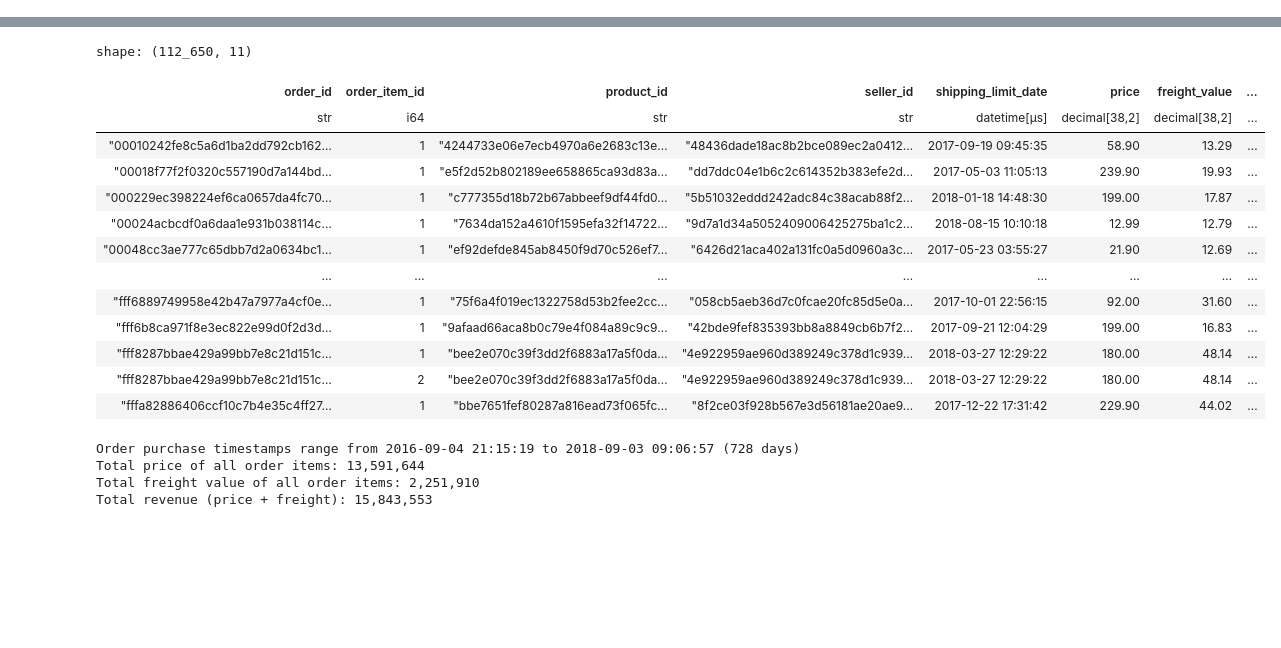
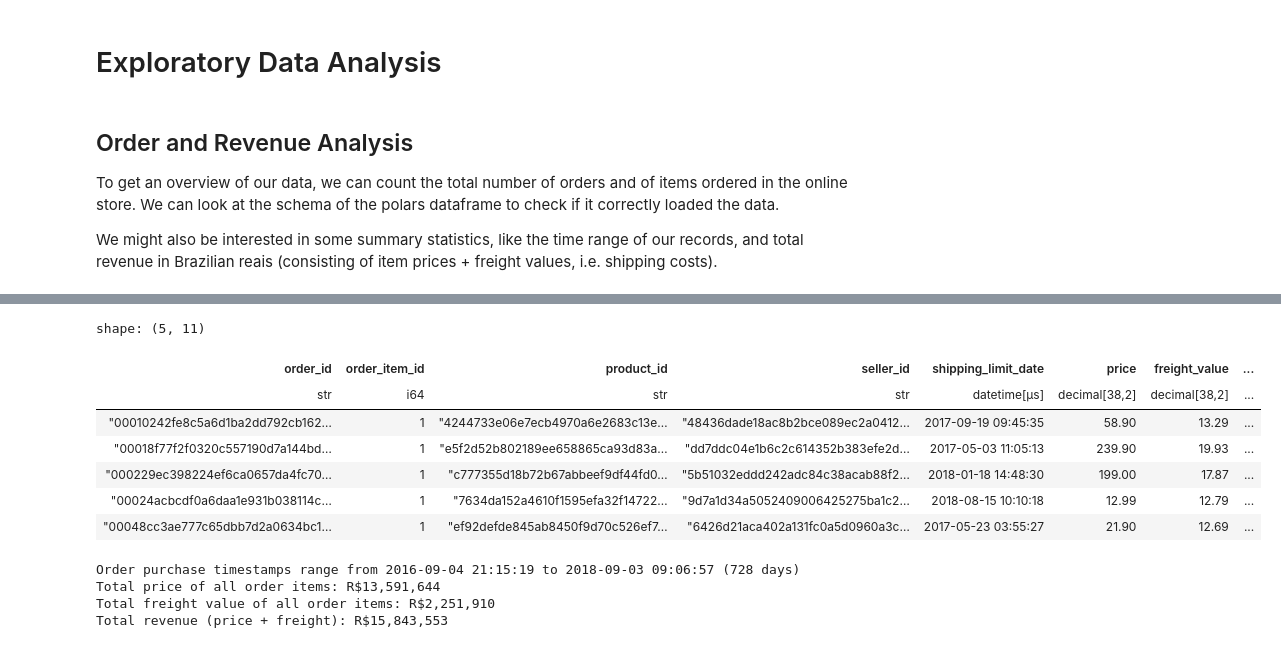
Before and after one commit to lschoenm/e-commerce-DB, a Jupyter notebook: notebooks/exploration.ipynb, the cells around one changed output, grey strips where cells are left out. Saved outputs shown, nothing was run; the diff lists cells and outputs as text; code cells hidden in the pictures; blank space fills up the shorter version.

```diff
--- a/notebooks/exploration.ipynb
+++ b/notebooks/exploration.ipynb
@@ -0,0 +1,2 @@
+# %% [markdown]
+# Exploratory Data Analysis
@@ -1,21 +13,19 @@
+# %% [markdown]
+## Order and Revenue Analysis
+
+To get an overview of our data, we can count the total number of orders and of items ordered in the online store. We can look at the schema of the polars dataframe to check if it correctly loaded the data.
+
+We might also be interested in some summary statistics, like the time range of our records, and total revenue in Brazilian reais (consisting of item prices + freight values, i.e. shipping costs).
 # %%
-from sqlalchemy import create_engine, text
-import os
-from dotenv import load_dotenv
-import polars as pl
-
-load_dotenv()
-engine = create_engine(os.environ["DATABASE_URL"])
-
 with engine.connect() as conn:
     n_orders = conn.execute(text("SELECT COUNT(*) FROM olist.orders")).scalar()
     print("Orders in DB:", n_orders)
 
-    date = conn.execute(text("SELECT shipping_limit_date FROM olist.order_items")).scalar()
-    print("Sample shipping limit date:", date)
+    n_ordered_items = conn.execute(text("SELECT COUNT(*) FROM olist.order_items")).scalar()
+    print("Ordered items in DB:", n_ordered_items)
 
     df = pl.read_database("SELECT * FROM olist.order_items_expanded", engine)
-    display(df)
+    display(df.head())
 
     first = df.select(pl.col("order_purchase_timestamp").min()).item()
     last = df.select(pl.col("order_purchase_timestamp").max()).item()
@@ -24,8 +34,8 @@ with engine.connect() as conn:
 
     price_sum = df.select(pl.col("price").sum()).item()
     freight_sum = df.select(pl.col("freight_value").sum()).item()
-    print(f"Total price of all order items: {price_sum:,.0f}")
-    print(f"Total freight value of all order items: {freight_sum:,.0f}")
-    print(f"Total revenue (price + freight): {price_sum + freight_sum:,.0f}")
+    print(f"Total price of all order items: R$ {price_sum:,.0f}")
+    print(f"Total freight value of all order items: R$ {freight_sum:,.0f}")
+    print(f"Total revenue (price + freight): R$ {price_sum + freight_sum:,.0f}")
 # %% [output]
 Orders in DB: 99441
@@ -33,18 +43,12 @@ Sample shipping limit date: 2017-09-19 09:45:35
-shape: (112_650, 11)
+shape: (5, 11)
 | order_id | order_item_id | product_id | seller_id | shipping_limit_date | price | freight_value | ... |
 | str | i64 | str | str | datetime[μs] | decimal[38,2] | decimal[38,2] | ... |
 | "00010242fe8c5a6d1ba2dd792cb162… | 1 | "4244733e06e7ecb4970a6e2683c13e… | "48436dade18ac8b2bce089ec2a0412… | 2017-09-19 09:45:35 | 58.90 | 13.29 | ... |
 | "00018f77f2f0320c557190d7a144bd… | 1 | "e5f2d52b802189ee658865ca93d83a… | "dd7ddc04e1b6c2c614352b383efe2d… | 2017-05-03 11:05:13 | 239.90 | 19.93 | ... |
 | "000229ec398224ef6ca0657da4fc70… | 1 | "c777355d18b72b67abbeef9df44fd0… | "5b51032eddd242adc84c38acab88f2… | 2018-01-18 14:48:30 | 199.00 | 17.87 | ... |
 | "00024acbcdf0a6daa1e931b038114c… | 1 | "7634da152a4610f1595efa32f14722… | "9d7a1d34a5052409006425275ba1c2… | 2018-08-15 10:10:18 | 12.99 | 12.79 | ... |
 | "00048cc3ae777c65dbb7d2a0634bc1… | 1 | "ef92defde845ab8450f9d70c526ef7… | "6426d21aca402a131fc0a5d0960a3c… | 2017-05-23 03:55:27 | 21.90 | 12.69 | ... |
-| … | … | … | … | … | … | … | ... |
-| "fff6889749958e42b47a7977a4cf0e… | 1 | "75f6a4f019ec1322758d53b2fee2cc… | "058cb5aeb36d7c0fcae20fc85d5e0a… | 2017-10-01 22:56:15 | 92.00 | 31.60 | ... |
-| "fff6b8ca971f8e3ec822e99d0f2d3d… | 1 | "9afaad66aca8b0c79e4f084a89c9c9… | "42bde9fef835393bb8a8849cb6b7f2… | 2017-09-21 12:04:29 | 199.00 | 16.83 | ... |
-| "fff8287bbae429a99bb7e8c21d151c… | 1 | "bee2e070c39f3dd2f6883a17a5f0da… | "4e922959ae960d389249c378d1c939… | 2018-03-27 12:29:22 | 180.00 | 48.14 | ... |
-| "fff8287bbae429a99bb7e8c21d151c… | 2 | "bee2e070c39f3dd2f6883a17a5f0da… | "4e922959ae960d389249c378d1c939… | 2018-03-27 12:29:22 | 180.00 | 48.14 | ... |
-| "fffa82886406ccf10c7b4e35c4ff27… | 1 | "bbe7651fef80287a816ead73f065fc… | "8f2ce03f928b567e3d56181ae20ae9… | 2017-12-22 17:31:42 | 229.90 | 44.02 | ... |
 Order purchase timestamps range from 2016-09-04 21:15:19 to 2018-09-03 09:06:57 (728 days)
-Total price of all order items: 13,591,644
-Total freight value of all order items: 2,251,910
-Total revenue (price + freight): 15,843,553
+Total price of all order items: R$13,591,644
+Total freight value of all order items: R$2,251,910
+Total revenue (price + freight): R$15,843,553
```
Also changed, not shown: parts of 4 cells of this notebook, 3 other files.
